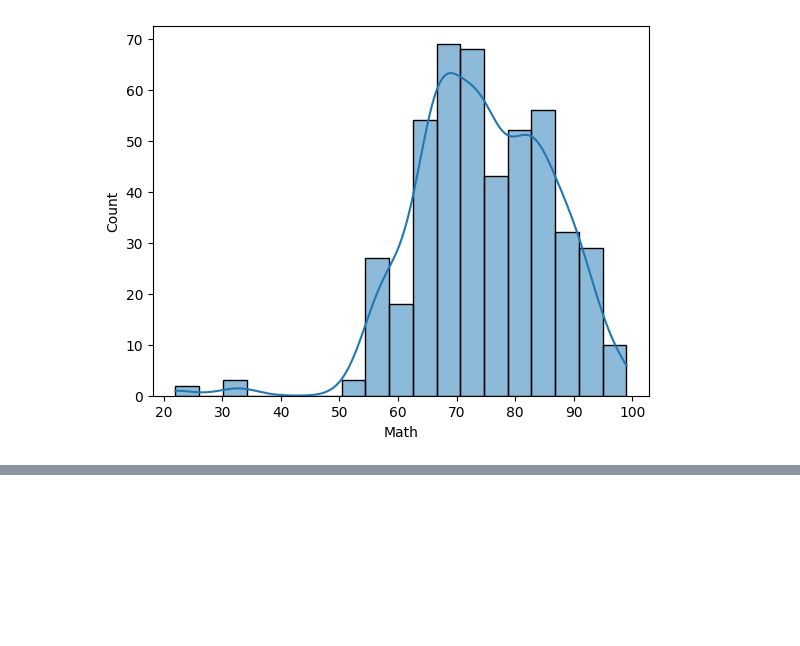
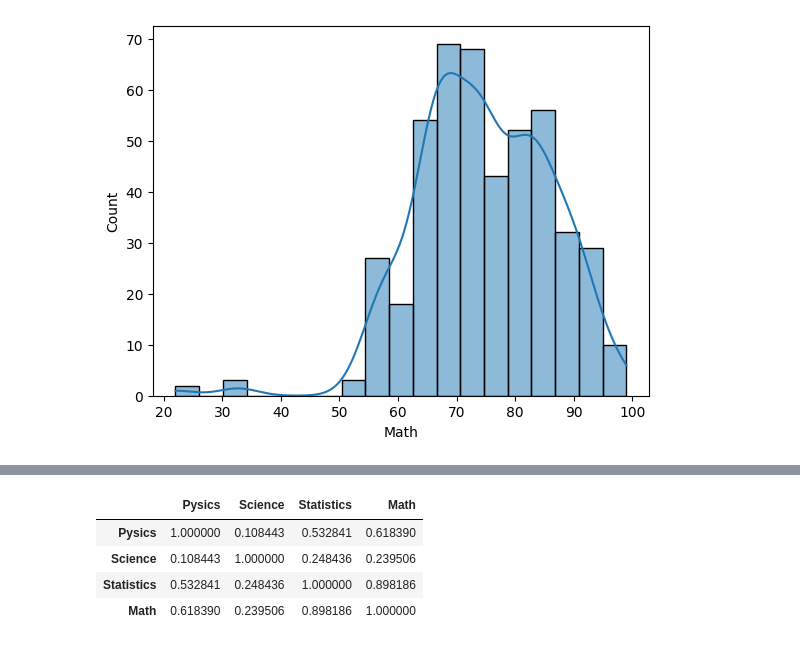
Before and after one commit to inixrust/datasets, a Jupyter notebook: Day3.ipynb, the cells around one changed output, grey strips where cells are left out. Saved outputs shown, nothing was run; the diff lists cells and outputs as text; code cells hidden in the pictures; blank space fills up the shorter version.

```diff
--- a/Day3.ipynb
+++ b/Day3.ipynb
@@ -195,0 +219,9 @@ plt.savefig("histogram math.png")
+# %%
+# parameter hubungan setiap variabel
+df.corr()
+# %% [output]
+|  | Pysics | Science | Statistics | Math |
+| Pysics | 1.000000 | 0.108443 | 0.532841 | 0.618390 |
+| Science | 0.108443 | 1.000000 | 0.248436 | 0.239506 |
+| Statistics | 0.532841 | 0.248436 | 1.000000 | 0.898186 |
+| Math | 0.618390 | 0.239506 | 0.898186 | 1.000000 |
```
Also changed, not shown: parts of 9 cells of this notebook.
